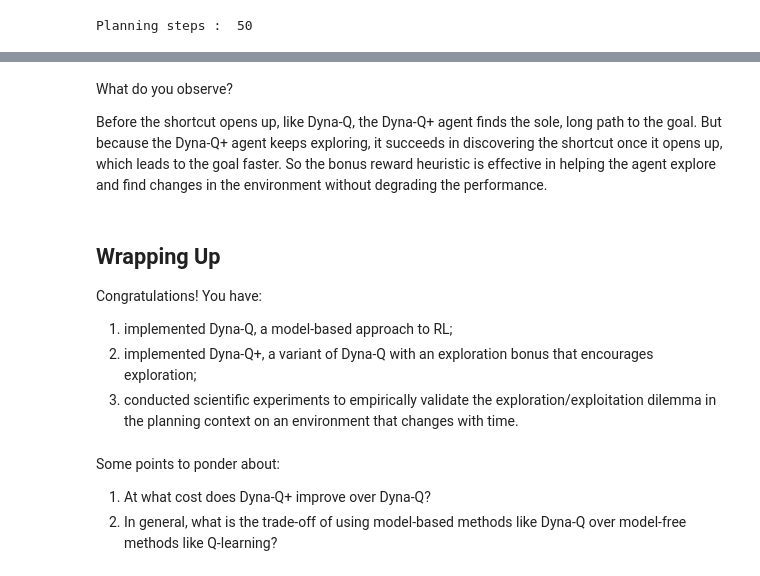
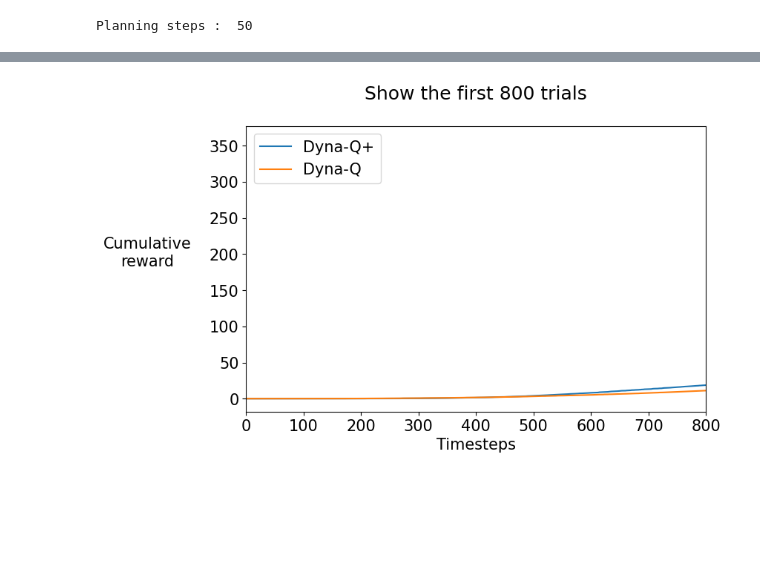
Before and after one commit to AhmedHamdy-e21/GTC_Neural_Modelling_Tutorial, a Jupyter notebook: code/Dyna_Q/assignment.ipynb, the cells around one changed output, grey strips where cells are left out. Cells and saved outputs as stored; diff of their text form; code cells hidden in the pictures; blank space fills up the shorter version.

```diff
--- a/code/Dyna_Q/assignment.ipynb
+++ b/code/Dyna_Q/assignment.ipynb
@@ -1494,16 +854,20 @@ plot_state_visitations(data_qplus, ['Dyna-Q+ : State visitations before the env
-# %% [markdown]
-What do you observe?
-
-Before the shortcut opens up, like Dyna-Q, the Dyna-Q+ agent finds the sole, long path to the goal. But because the Dyna-Q+ agent keeps exploring, it succeeds in discovering the shortcut once it opens up, which leads to the goal faster. So the bonus reward heuristic is effective in helping the agent explore and find changes in the environment without degrading the performance.
-# %% [markdown]
-## Wrapping Up
-
-Congratulations! You have:
-
-1. implemented Dyna-Q, a model-based approach to RL;
-2. implemented Dyna-Q+, a variant of Dyna-Q with an exploration bonus that encourages exploration;
-3. conducted scientific experiments to empirically validate the exploration/exploitation dilemma in the planning context on an environment that changes with time.
-# %% [markdown]
-Some points to ponder about:
-1. At what cost does Dyna-Q+ improve over Dyna-Q?
-2. In general, what is the trade-off of using model-based methods like Dyna-Q over model-free methods like Q-learning?
+# %%
+def plot_cumulative_reward_comparison(data1, data2):
+
+    cum_reward_q = data1['cum_reward_all'][0]
+    cum_reward_qPlus = data2['cum_reward_all'][0]
+
+    plt.plot(np.mean(cum_reward_qPlus, axis=0), label='Dyna-Q+')
+    plt.plot(np.mean(cum_reward_q, axis=0), label='Dyna-Q')
+
+    plt.axvline(x=3000, linestyle='--', color='grey', alpha=0.4)
+    plt.xlabel('Timesteps')
+    plt.ylabel('Cumulative\nreward', rotation=0, labelpad=60)
+    plt.legend(loc='upper left')
+    plt.title('Show the first 800 trials\n')
+    plt.xlim(0,800)
+    plt.show()
+
+plot_cumulative_reward_comparison(data, data_qplus)
+# %% [output]
+[figure, added]
```
Also changed, not shown: parts of 54 cells of this notebook, 1 other file.
